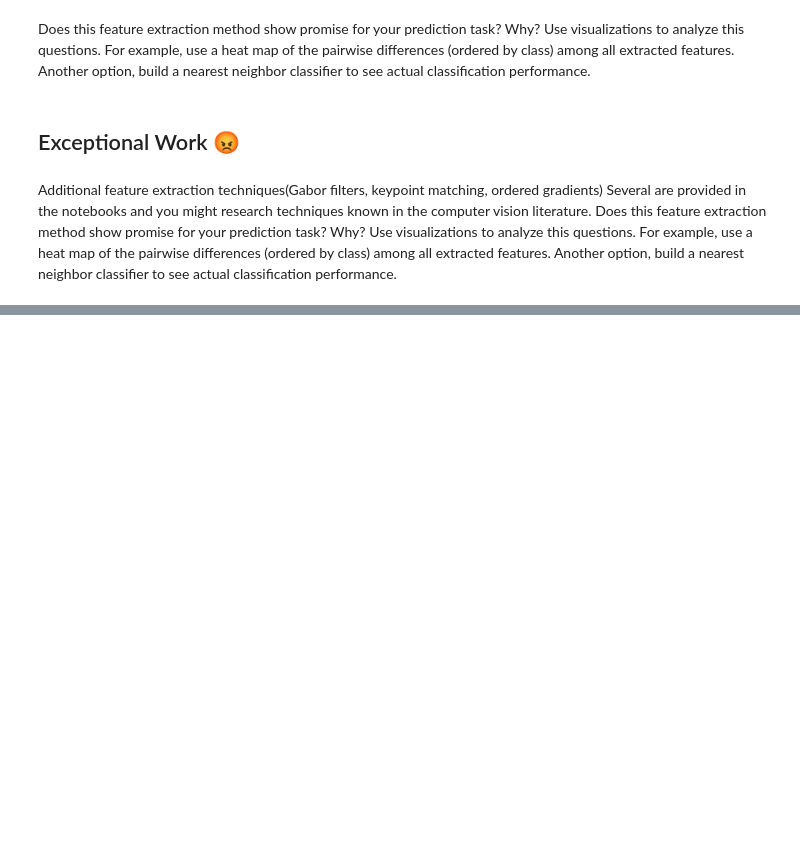
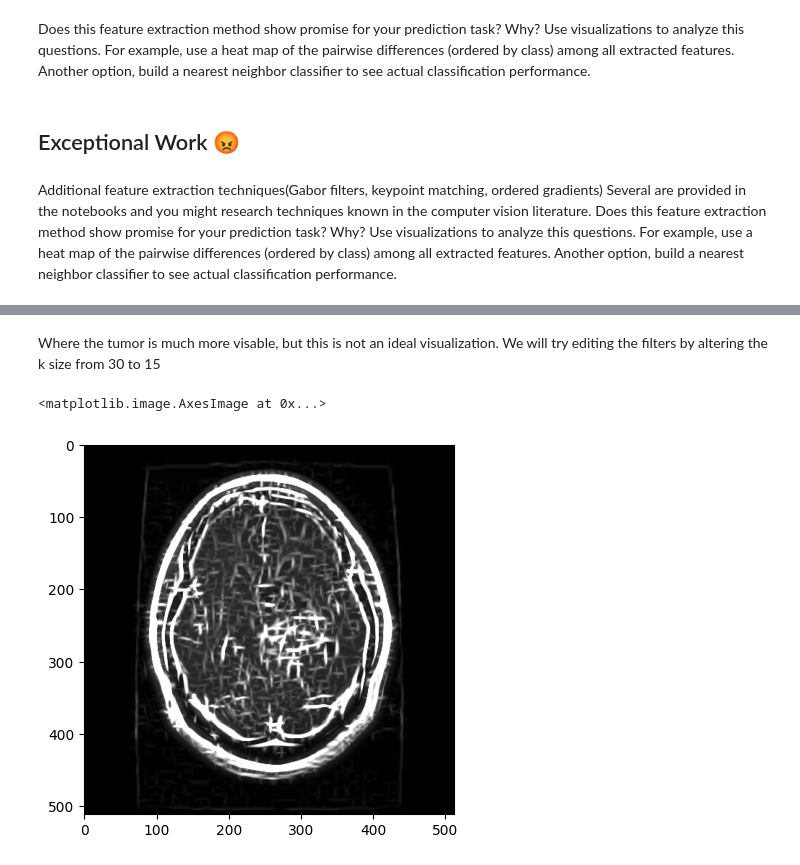
Before and after one commit to yaosam521/CS-7324-Proj-2, a Jupyter notebook: Proj-2.ipynb, the cells around one changed output, grey strips where cells are left out. Saved outputs shown, nothing was run; the diff lists cells and outputs as text; code cells hidden in the pictures; blank space fills up the shorter version.

```diff
--- a/Proj-2.ipynb
+++ b/Proj-2.ipynb
@@ -185,0 +233,17 @@ Use visualizations to analyze this questions. For example, use a heat map of the
+# %% [markdown]
+Where the tumor is much more visable, but this is not an ideal visualization. We will try editing the filters by altering the k size from 30 to 15
+# %%
+def build_filters2():
+ filters = []
+ ksize = 15
+ for theta in np.arange(0, np.pi, np.pi / 16):
+     kern = cv2.getGaborKernel((ksize, ksize), 4.0, theta, 10.0, 0.5, 0, ktype=cv2.CV_32F)
+     kern /= 1.5*kern.sum()
+     filters.append(kern)
+ return filters
+filters2 = build_filters2()
+res2 = process(img, filters)
+plt.imshow(res2)
+# %% [output]
+<matplotlib.image.AxesImage at 0x...>
+[figure, added]
```
Also changed, not shown: parts of 12 cells of this notebook.
